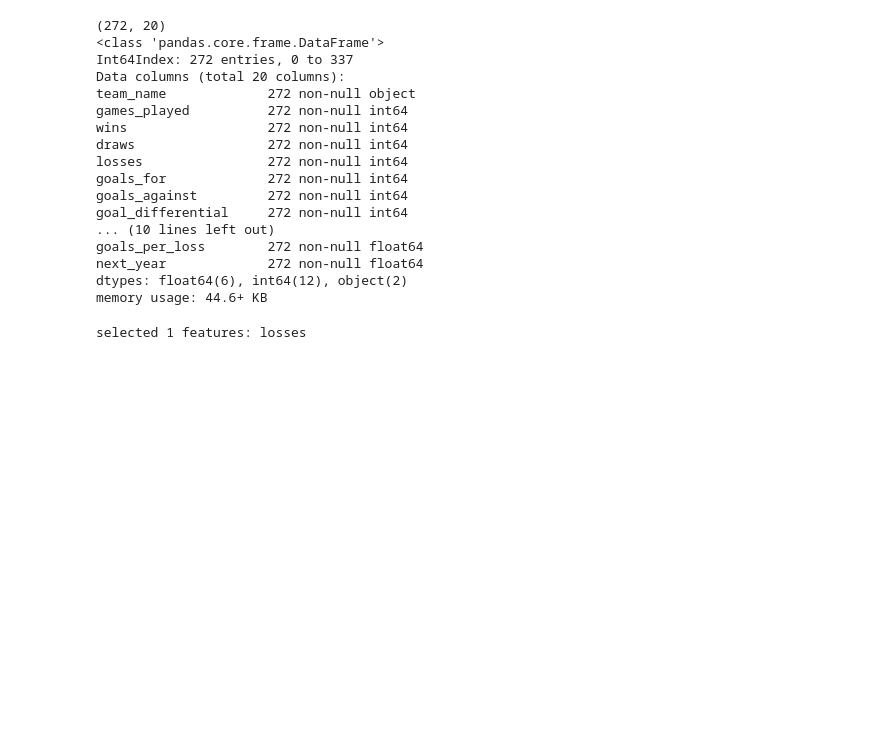
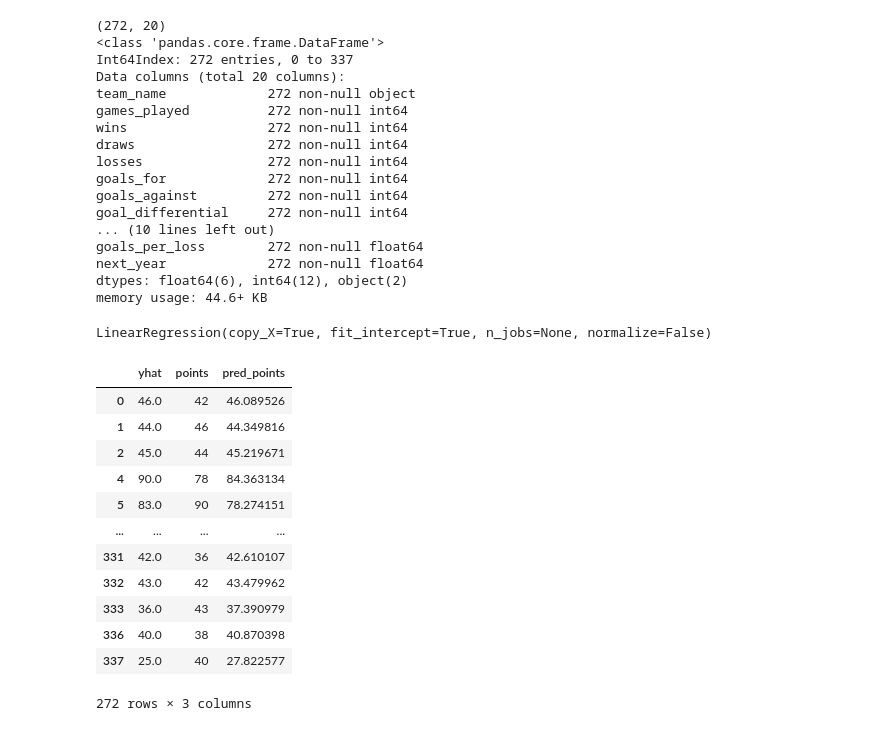
Before and after one commit to noahmelngailis/football_time_series, a Jupyter notebook: EPL_Notebook.ipynb, the cells around one changed output. Cells and saved outputs as stored; diff of their text form; code cells hidden in the pictures; blank space fills up the shorter version.

```diff
--- a/EPL_Notebook.ipynb
+++ b/EPL_Notebook.ipynb
@@ -328,8 +322,7 @@ mask = rfe.support_
-# %%
-# select the column names of the features that were selected and convert them to a list for future use.
-rfe_features = X.columns[mask]
-
-# print them out here for our reference
-print(f'selected {len(rfe_features)} features:', ', '.join(rfe_features))
-# %% [output]
-selected 1 features: losses
+# %%
+X = df_pred[['points']]
+y = df_pred[['next_season_points']]
+# %%
+lm.fit(X, y)
+# %% [output]
+LinearRegression(copy_X=True, fit_intercept=True, n_jobs=None, normalize=False)
@@ -335,0 +331,16 @@ selected 1 features: losses
+# %%
+predictions
+# %% [output]
+|  | yhat | points | pred_points |
+| 0 | 46.0 | 42 | 46.089526 |
+| 1 | 44.0 | 46 | 44.349816 |
+| 2 | 45.0 | 44 | 45.219671 |
+| 4 | 90.0 | 78 | 84.363134 |
+| 5 | 83.0 | 90 | 78.274151 |
+| ... | ... | ... | ... |
+| 331 | 42.0 | 36 | 42.610107 |
+| 332 | 43.0 | 42 | 43.479962 |
+| 333 | 36.0 | 43 | 37.390979 |
+| 336 | 40.0 | 38 | 40.870398 |
+| 337 | 25.0 | 40 | 27.822577 |
+272 rows × 3 columns
```
Also changed, not shown: parts of 10 cells of this notebook.
